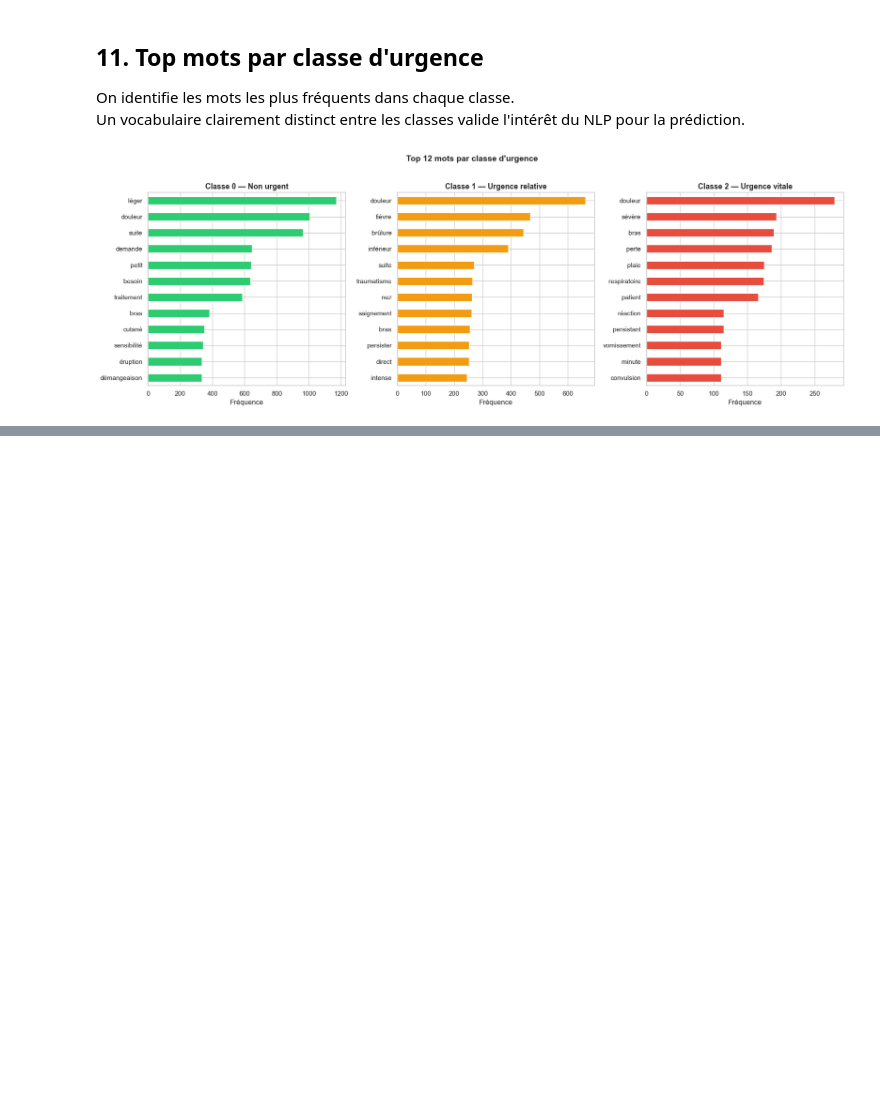
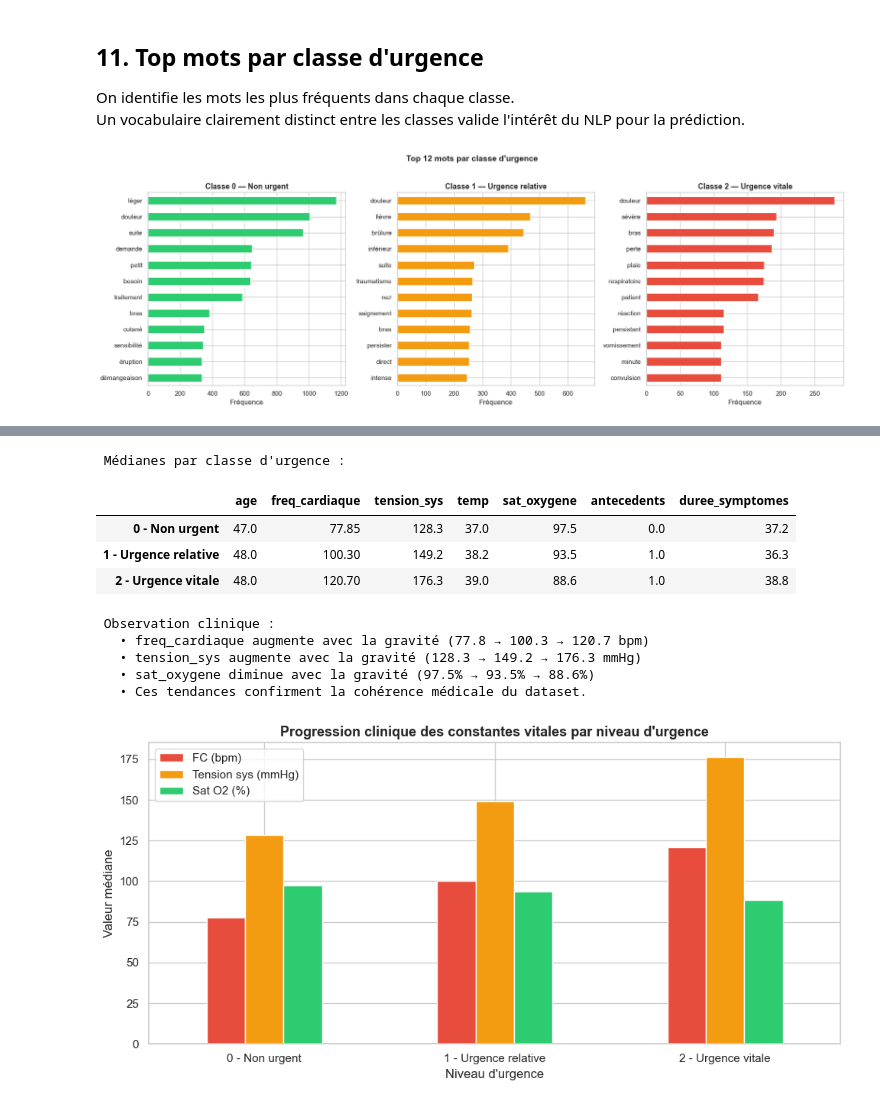
Before and after one commit to mtounekti/telemed-urgence-ia, a Jupyter notebook: notebooks/01_EDA.ipynb, the cells around one changed output, grey strips where cells are left out. Saved outputs shown, nothing was run; the diff lists cells and outputs as text; code cells hidden in the pictures; blank space fills up the shorter version.

Commit message:
feat: add duplicate detection, median analysis, sensitive variable impact + fix kernel metadata

```diff
--- a/notebooks/01_EDA.ipynb
+++ b/notebooks/01_EDA.ipynb
@@ -438,0 +482,41 @@ plt.show()
+# %%
+# Médianes des variables numériques par classe
+medians_by_class = df.groupby('niveau_urgence')[
+    ['age', 'freq_cardiaque', 'tension_sys', 'temp', 'sat_oxygene', 'antecedents', 'duree_symptomes']
+].median().round(2)
+
+medians_by_class.index = ['0 - Non urgent', '1 - Urgence relative', '2 - Urgence vitale']
+print(" Médianes par classe d'urgence :\n")
+display(medians_by_class)
+
+print("\n Observation clinique :")
+print("   • freq_cardiaque augmente avec la gravité (77.8 → 100.3 → 120.7 bpm)")
+print("   • tension_sys augmente avec la gravité (128.3 → 149.2 → 176.3 mmHg)")
+print("   • sat_oxygene diminue avec la gravité (97.5% → 93.5% → 88.6%)")
+print("   • Ces tendances confirment la cohérence médicale du dataset.")
+
+# Visualisation
+fig, ax = plt.subplots(figsize=(10, 5))
+medians_by_class[['freq_cardiaque', 'tension_sys', 'sat_oxygene']].plot(
+    kind='bar', ax=ax, color=['#e74c3c', '#f39c12', '#2ecc71'], edgecolor='white'
+)
+ax.set_title("Progression clinique des constantes vitales par niveau d'urgence",
+              fontsize=13, fontweight='bold')
+ax.set_xlabel("Niveau d'urgence")
+ax.set_ylabel("Valeur médiane")
+ax.legend(['FC (bpm)', 'Tension sys (mmHg)', 'Sat O2 (%)'])
+plt.xticks(rotation=0)
+plt.tight_layout()
+plt.show()
+# %% [output]
+ Médianes par classe d'urgence :
+|  | age | freq_cardiaque | tension_sys | temp | sat_oxygene | antecedents | duree_symptomes |
+| 0 - Non urgent | 47.0 | 77.85 | 128.3 | 37.0 | 97.5 | 0.0 | 37.2 |
+| 1 - Urgence relative | 48.0 | 100.30 | 149.2 | 38.2 | 93.5 | 1.0 | 36.3 |
+| 2 - Urgence vitale | 48.0 | 120.70 | 176.3 | 39.0 | 88.6 | 1.0 | 38.8 |
+ Observation clinique :
+   • freq_cardiaque augmente avec la gravité (77.8 → 100.3 → 120.7 bpm)
+   • tension_sys augmente avec la gravité (128.3 → 149.2 → 176.3 mmHg)
+   • sat_oxygene diminue avec la gravité (97.5% → 93.5% → 88.6%)
+   • Ces tendances confirment la cohérence médicale du dataset.
+[figure, added]
```
Also changed, not shown: parts of 15 cells of this notebook, 1 other file.
